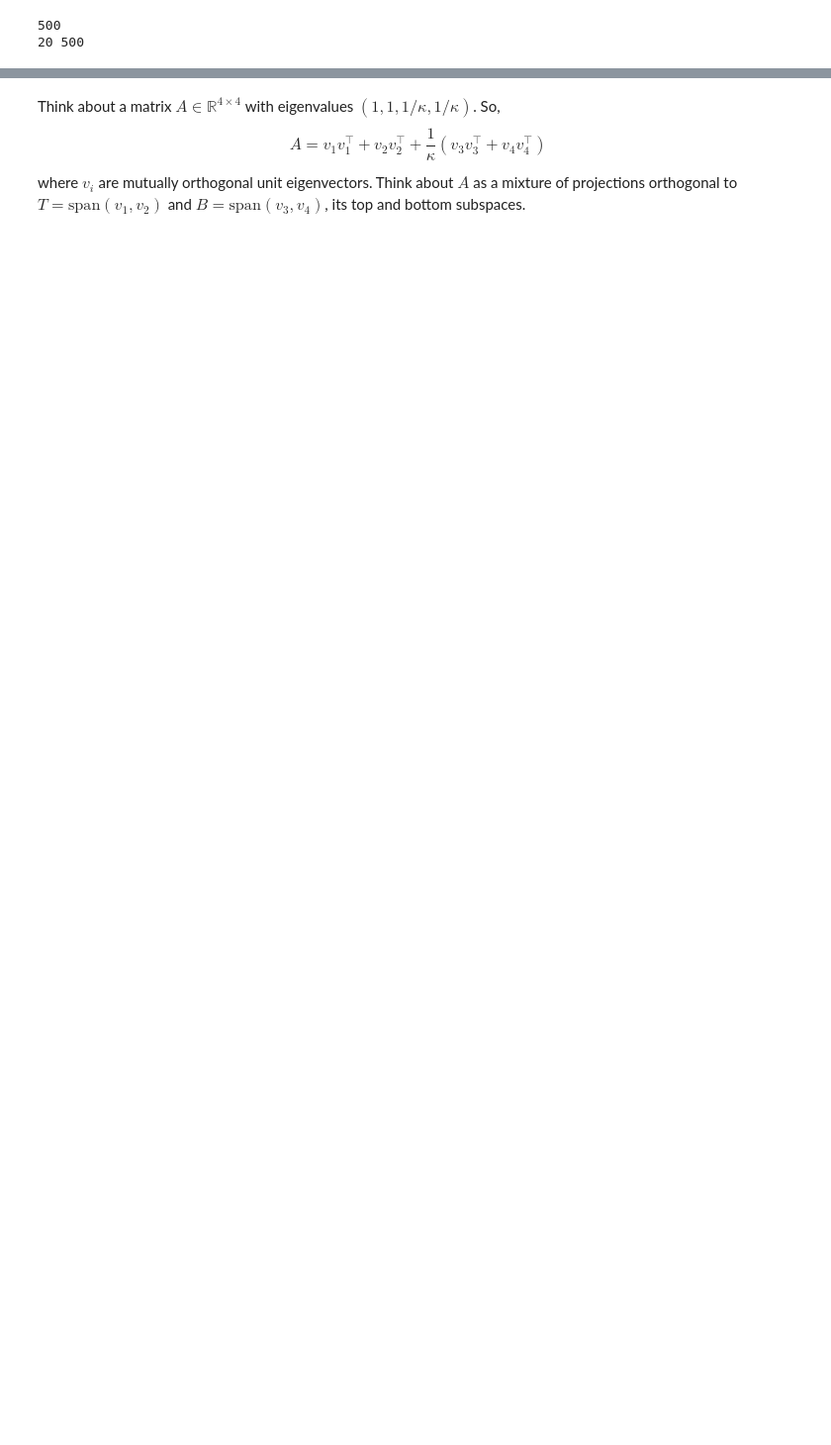
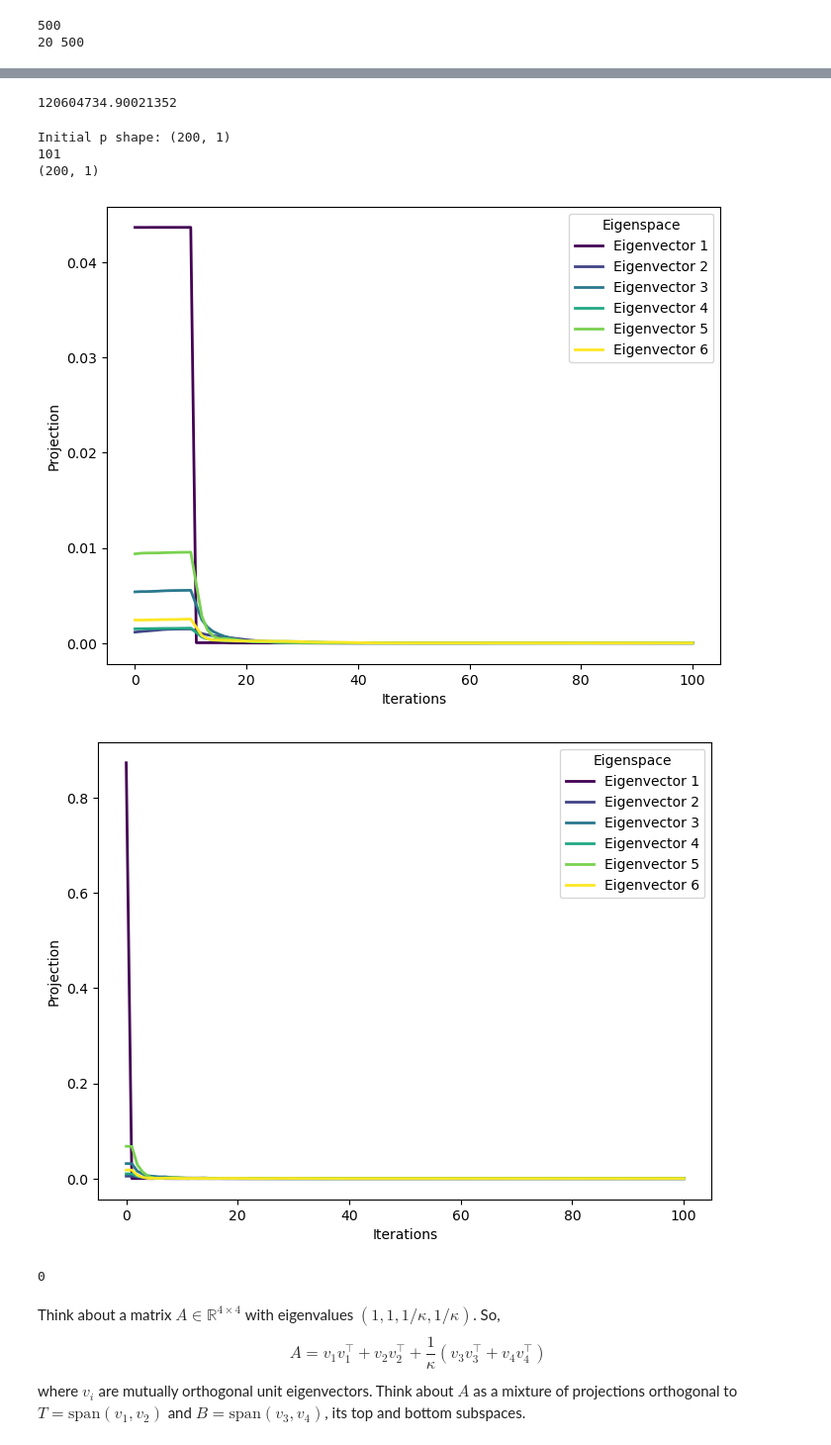
Before and after one commit to dutchhansen/smooth-convex-simulations, a Jupyter notebook: kaczmarz.ipynb, the cells around one changed output, grey strips where cells are left out. Shown at 99% size. Cells and saved outputs as stored; diff of their text form; code cells hidden in the pictures; blank space fills up the shorter version.

Commit message:
added some conjugate gradient implementation

```diff
--- a/kaczmarz.ipynb
+++ b/kaczmarz.ipynb
@@ -131,4 +168,55 @@ plot_projections(proj_iterates, top_k=6, n=1)
 0
+# %%
+# Generate a square, PSD matrix for conjugate gradient
+d = 200
+rows, cols = d, d
+
+# Generate a random matrix
+random_matrix = np.random.rand(rows, cols)
+random_matrix = np.matmul(random_matrix, random_matrix.T)
+
+
+# top eigenspace, for example
+_ = compute_eigenbasis(0, random_matrix)
+
+U, S, Vt = np.linalg.svd(random_matrix, full_matrices=False)
+kappa = S[0]/S[-1]
+print(kappa)
+# %% [output]
+120604734.90021352
+# %%
+steps = 100
+iterates2 = conjugate_gradient(steps, random_matrix, n=1)
+print(len(iterates2))
+
+print(iterates2[0].shape)
+# best rank k approx; top k eigenbases
+rank_k = [compute_eigenbasis(k, random_matrix) for k in range(S.shape[0])]
+# print(rank_k[0].shape)
+
+# project the iterates onto each of the eigenspaces
+normalized_iterates2 = [iterates2[i]/np.linalg.norm(iterates[i]) for i in range(len(iterates2))]
+proj_iterates2 = [[np.linalg.norm(np.matmul(rank_k[k], normalized_iterates2[i])) for i in range(len(normalized_iterates2))] for k in range(len(rank_k))]
+# %% [output]
+Initial p shape: (200, 1)
+101
+(200, 1)
+# %%
+# to smooth iterates
+def moving_average(data, window_size):
+    window = np.ones(int(window_size)) / float(window_size)
+    return np.convolve(data, window, 'same')
+
+smoothed2 = [
+    moving_average(proj_iterates2[k], 20) for k in range(len(rank_k))
+]
+# plot progress (put a very large number for top_k to see all eigenvalues)
+plot_projections(smoothed2, top_k=6, n=1)
+plot_projections(proj_iterates2, top_k=6, n=1)
+# %% [output]
+[figure, added]
+[figure, added]
+0
 # %% [markdown]
 Think about a matrix $A \in \mathbb{R}^{4 \times 4}$ with eigenvalues $(1, 1, 1/\kappa, 1/\kappa)$. So, $$ A = v_1 v_1 ^\top + v_2 v_2 ^\top  + \frac{1}{\kappa} (v_3 v_3 ^\top + v_4 v_4^\top)$$
 where $v_i$ are mutually orthogonal unit eigenvectors. Think about $A$ as a mixture of projections orthogonal to $T = \text{span}(v_1, v_2)$ and $B = \text{span}(v_3, v_4)$, its top and bottom subspaces.
```
Also changed, not shown: parts of 20 cells of this notebook.
